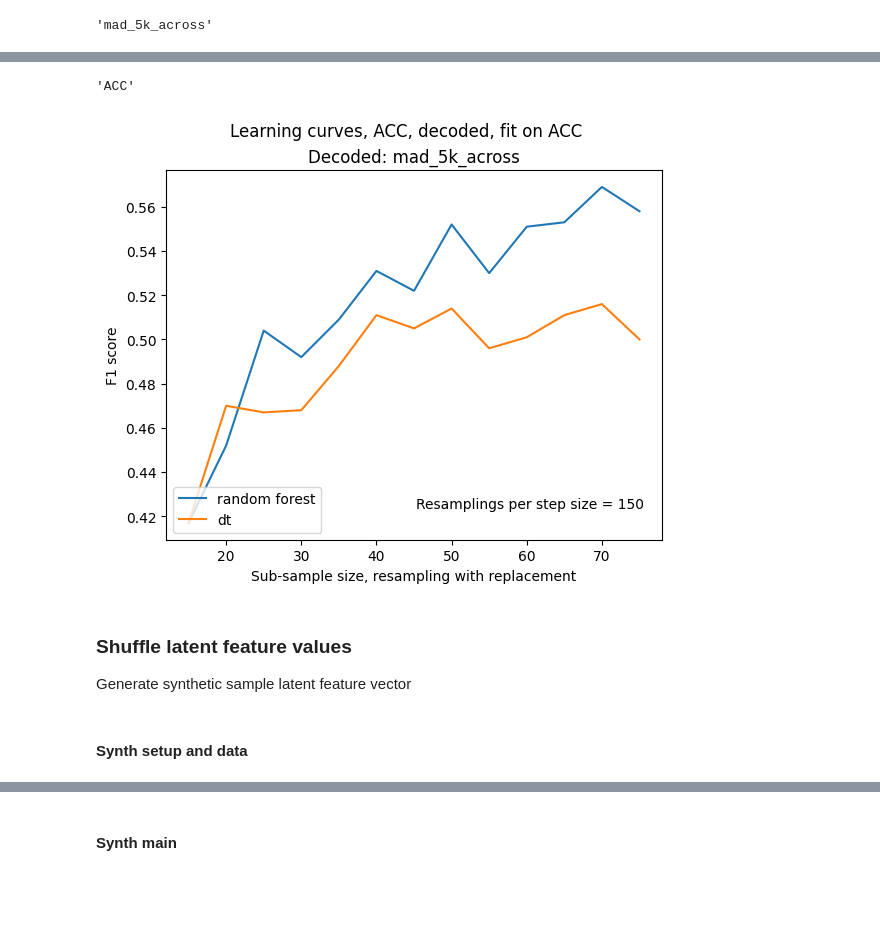
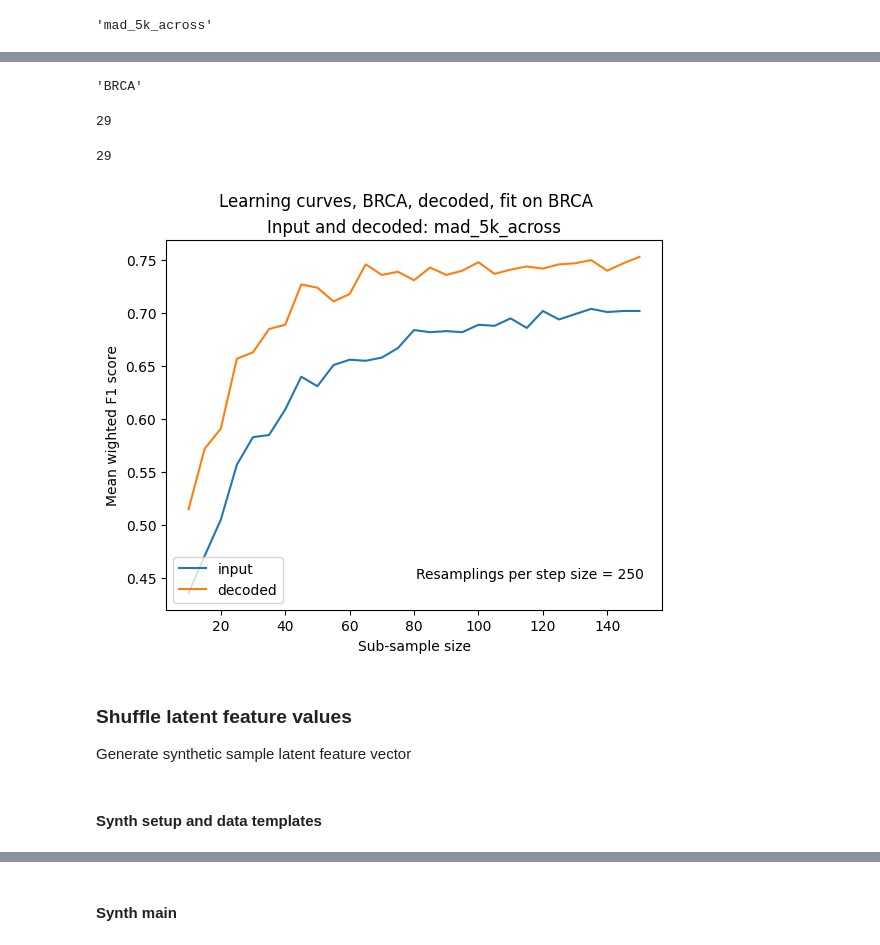
Before and after one commit to briankarlberg/synthetic_TCGA_data_gen, a Jupyter notebook: g_learning_curves/shuffle.ipynb, the cells around one changed output, grey strips where cells are left out. Saved outputs shown, nothing was run; the diff lists cells and outputs as text; code cells hidden in the pictures; blank space fills up the shorter version.

```diff
--- a/g_learning_curves/shuffle.ipynb
+++ b/g_learning_curves/shuffle.ipynb
@@ -87,0 +94,3 @@ brca_5k_within = pd.read_csv(
+# %%
+df_to_rf = brca_5k_across # <---
+feature_selection_method = 'across_cohort'
@@ -404,8 +426,9 @@ c = 'BRCA'
 fit_on = 'BRCA'
 decode_df = brca_5k_within
 # %%
+# BRCA across
 df_to_clf = pd.read_csv(
-    'i_o/shuffle/BRCA_fit_on.BRCA_decoded_latent_dim.10_epochs.155_mad_5k_across.tsv',
+    'i_o/shuffle/BRCA_fit_on.BRCA_decoded_latent_dim.10_epochs.160_mad_5k_across_super_1.tsv',
     sep = '\t', index_col = 0)
 feature_set = 'mad_5k_across'
 c = 'BRCA'
@@ -413,0 +443,2 @@ decode_df = brca_5k_across
+# %%
+for smp_sz in list(range(10, 151, 5)): # BRCA <--- across run, plot up to 100?
@@ -480,29 +524,44 @@ fit_on
 # %%
 df_to_clf.index.name
 # %% [output]
-'ACC'
+'BRCA'
-# %%
-clf = 'random forest'
-plt.plot(list(RF_F1_means.keys()),
-       RF_F1_means.values(),label=clf)
-plt.plot(list(DT_F1_means.keys()),
-       DT_F1_means.values(),label='dt')
-plt.suptitle('Learning curves, '+df_to_clf.index.name+', decoded, fit on '+
-             df_to_clf.index.name)
-# plt.title('VAE input data: MAD 5K GEXP')
-plt.title('Decoded: ' + feature_set) # across or within cohorts
-plt.ylabel('F1 score')
-plt.xlabel('Sub-sample size, resampling with replacement')
-plt.annotate('Resamplings per step size = '+str(resmpl_count),
-                xy=(.5, .2), xycoords='figure fraction',
-                horizontalalignment='left', verticalalignment='top',
-                )
-plt.legend(loc="lower left")
-plt.savefig(
-    'i_o/shuffle/decoded_curves/'+
-    str(df_to_clf.index.name)+'.decoded_fit_on.'+fit_on +'_'+feature_set+'_'+
-    str(list(RF_F1_means.keys())[0])+'-to-'+str(smp_sz)+
-    '_'+'rsmpls.'+str(resmpl_count)+
-    '_v0.png', bbox_inches = 'tight')
-# %% [output]
-[figure]
+# %%
+len(inpt_RF_F1_means)
+# %% [output]
+29
+# %%
+len(dec_RF_F1_means)
+# %% [output]
+29
+# %%
+# Superimpose input on decoded
+    # Using two dicts:
+        # inpt_RF_F1_means
+        # dec_RF_F1_means
+
+plt.plot(list(inpt_RF_F1_means.keys()),
+       inpt_RF_F1_means.values(),label='input')
+plt.plot(list(dec_RF_F1_means.keys()),
+       dec_RF_F1_means.values(),label='decoded')
+# plt.plot(list(dec_RF_F1_means.keys()),
+#        dec_RF_F1_means.values(),label='decoded')
+
+plt.suptitle('Learning curves, '+df_to_clf.index.name+', decoded, fit on '+
+             df_to_clf.index.name)
+# plt.title('VAE input data: MAD 5K GEXP')
+plt.title('Input and decoded: ' + feature_set) # across or within cohorts
+plt.ylabel('Mean wighted F1 score')
+plt.xlabel('Sub-sample size')
+plt.annotate('Resamplings per step size = '+str(resmpl_count),
+                xy=(.5, .2), xycoords='figure fraction',
+                horizontalalignment='left', verticalalignment='top',
+                )
+plt.legend(loc="lower left")
+plt.savefig(
+    'i_o/shuffle/super_1/'+
+    str(df_to_clf.index.name)+'.inpt_and_dec_fit_on.'+fit_on +'_'+feature_set+'_'+
+    str(list(inpt_RF_F1_means.keys())[0])+'-to-'+str(smp_sz)+
+    '_'+'rsmpls.'+str(resmpl_count)+
+    '_super_1.png', bbox_inches = 'tight')
+# %% [output]
+[figure, added]
@@ -510,4 +571,4 @@ plt.savefig(
 ### Shuffle latent feature values
 Generate synthetic sample latent feature vector
 # %% [markdown]
-#### Synth setup and data
+#### Synth setup and data templates
```
Also changed, not shown: parts of 61 cells of this notebook, 1 other file.
